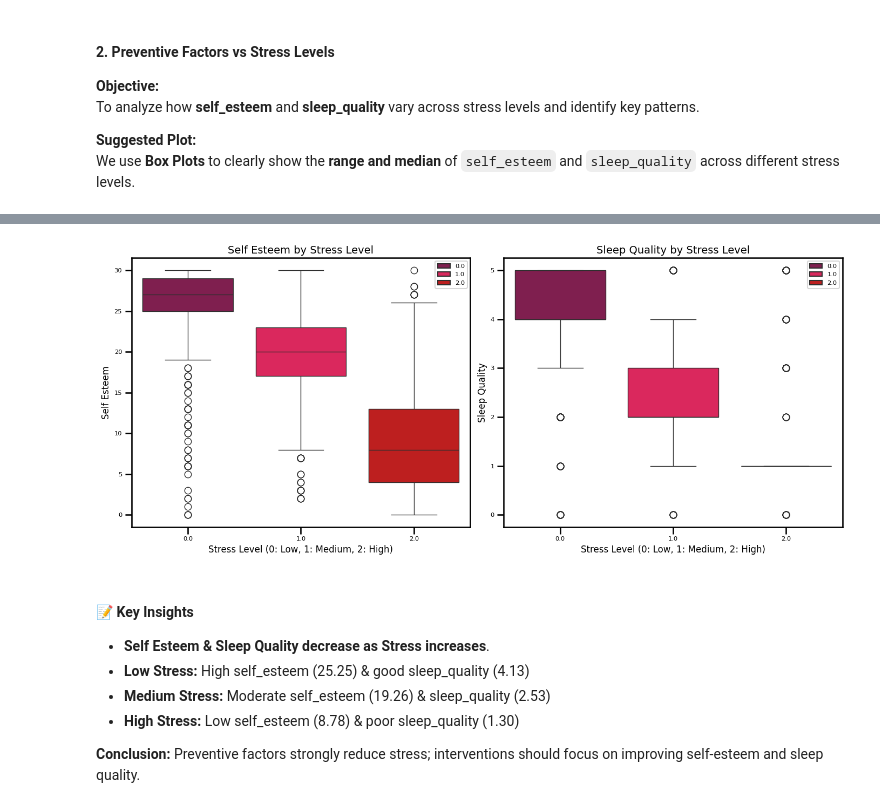
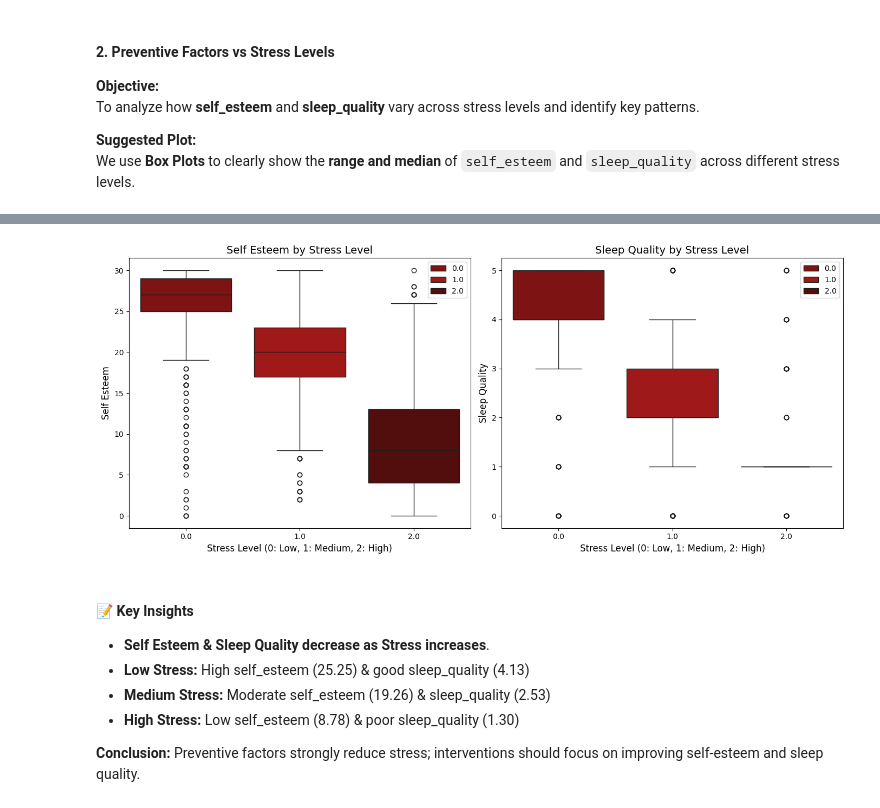
Before and after one commit to sandosaa/ML-project, a Jupyter notebook: ML project.ipynb, the cells around one changed output, grey strips where cells are left out. Cells and saved outputs as stored; diff of their text form; code cells hidden in the pictures.

```diff
--- a/ML project.ipynb
+++ b/ML project.ipynb
@@ -740,21 +778,22 @@ summary.style.background_gradient(cmap='coolwarm').format("{:.2f}")
 # %%
+#cspell:disable
 variables = ['self_esteem', 'sleep_quality']
 plt.figure(figsize=(14,6))
 
-colors = ["#8f0f4fa9","#f80a51","#d70505"]  # Custom colors for stress levels
+colors = ["#8e0202a9","#B50303","#5e0101"]  # Custom colors for stress levels
 
 for i, var in enumerate(variables, 1):
     plt.subplot(1, 2, i)
     sns.boxplot(x='stress_level', y=var, data=data, palette=colors, hue='stress_level', dodge=False )
     plt.legend(loc='upper right')
     plt.title(f'{var.replace("_", " ").title()} by Stress Level', fontsize=14)
     plt.xlabel('Stress Level (0: Low, 1: Medium, 2: High)', fontsize=12)
     plt.ylabel(var.replace("_", " ").title(), fontsize=12)
 
 plt.tight_layout()
 plt.show()
 # %% [output]
-[figure, old version]
+[figure, new version]
 # %% [markdown]
 #### 📝 Key Insights
 
```
Also changed, not shown: parts of 28 cells of this notebook.
